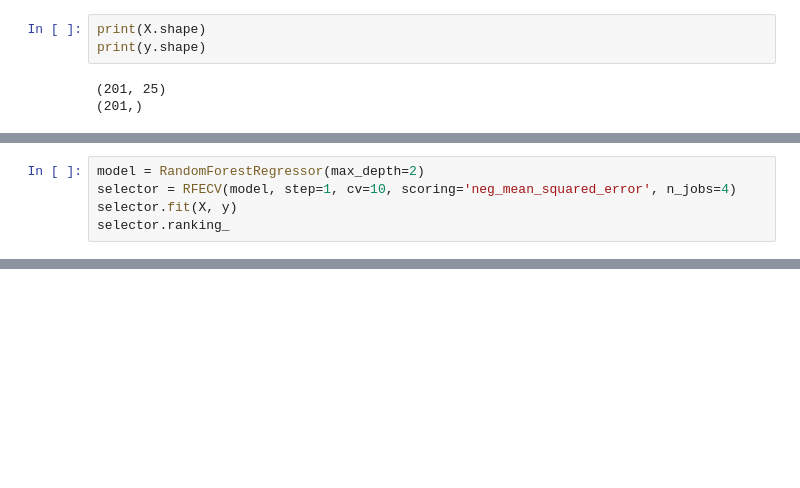
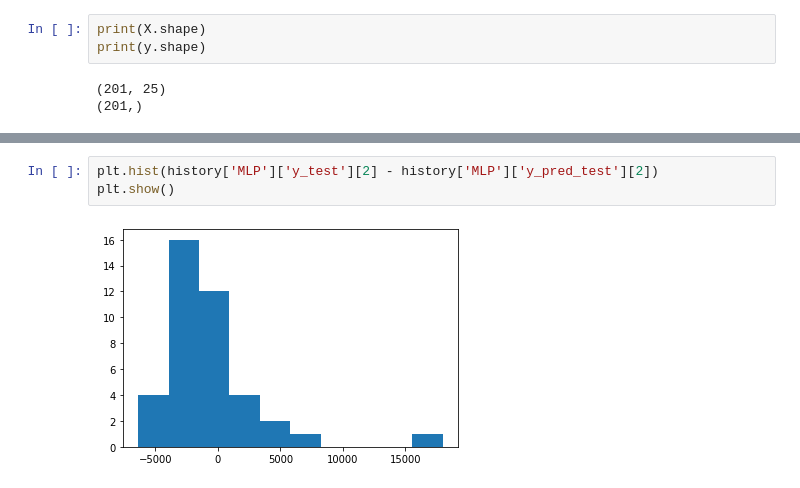
Before and after one commit to andugu/APA, a Jupyter notebook: practicaAPA.ipynb, the cells around one changed output, grey strips where cells are left out. Saved outputs shown, nothing was run; the diff lists cells and outputs as text; blank space fills up the shorter version.

```diff
--- a/practicaAPA.ipynb
+++ b/practicaAPA.ipynb
@@ -191,5 +224,0 @@ print(y.shape)
-# %%
-model = RandomForestRegressor(max_depth=2)
-selector = RFECV(model, step=1, cv=10, scoring='neg_mean_squared_error', n_jobs=4)
-selector.fit(X, y)
-selector.ranking_
@@ -301,0 +386,5 @@ sorted(sklearn.metrics.SCORERS.keys())
+# %%
+plt.hist(history['MLP']['y_test'][2] - history['MLP']['y_pred_test'][2])
+plt.show()
+# %% [output]
+[figure, added]
```
Also changed, not shown: parts of 26 cells of this notebook.
